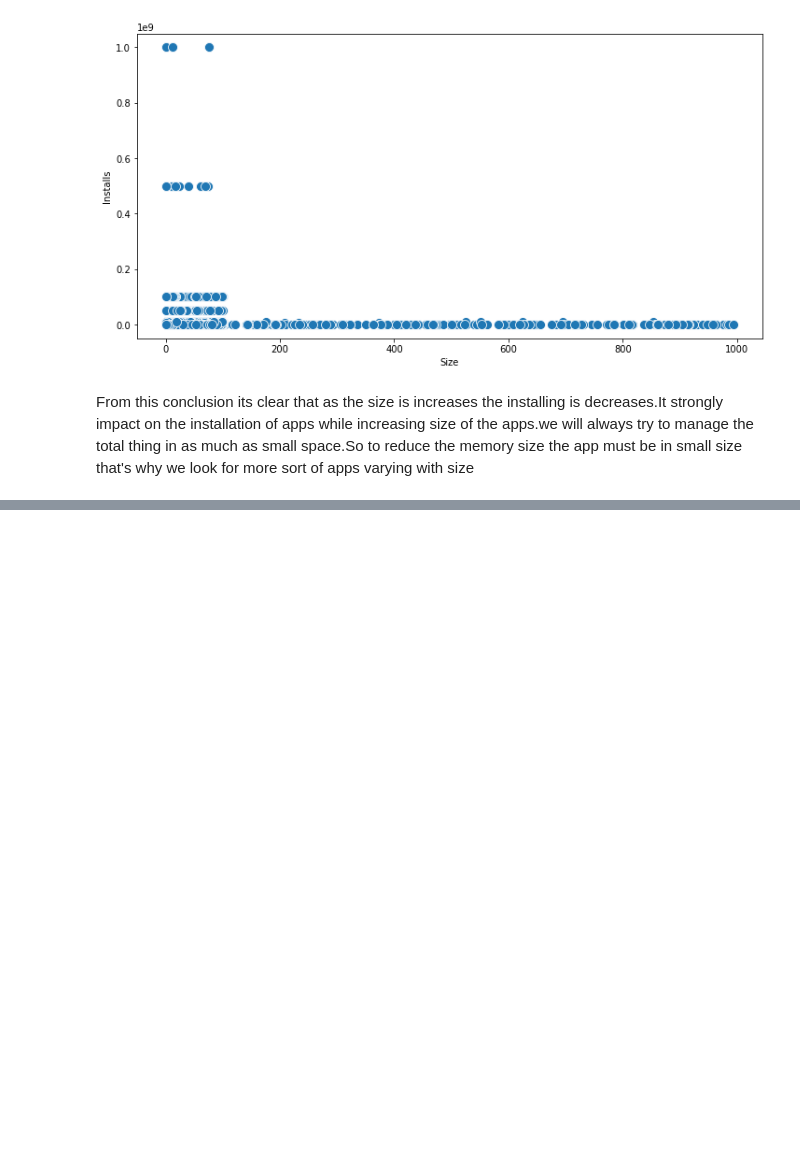
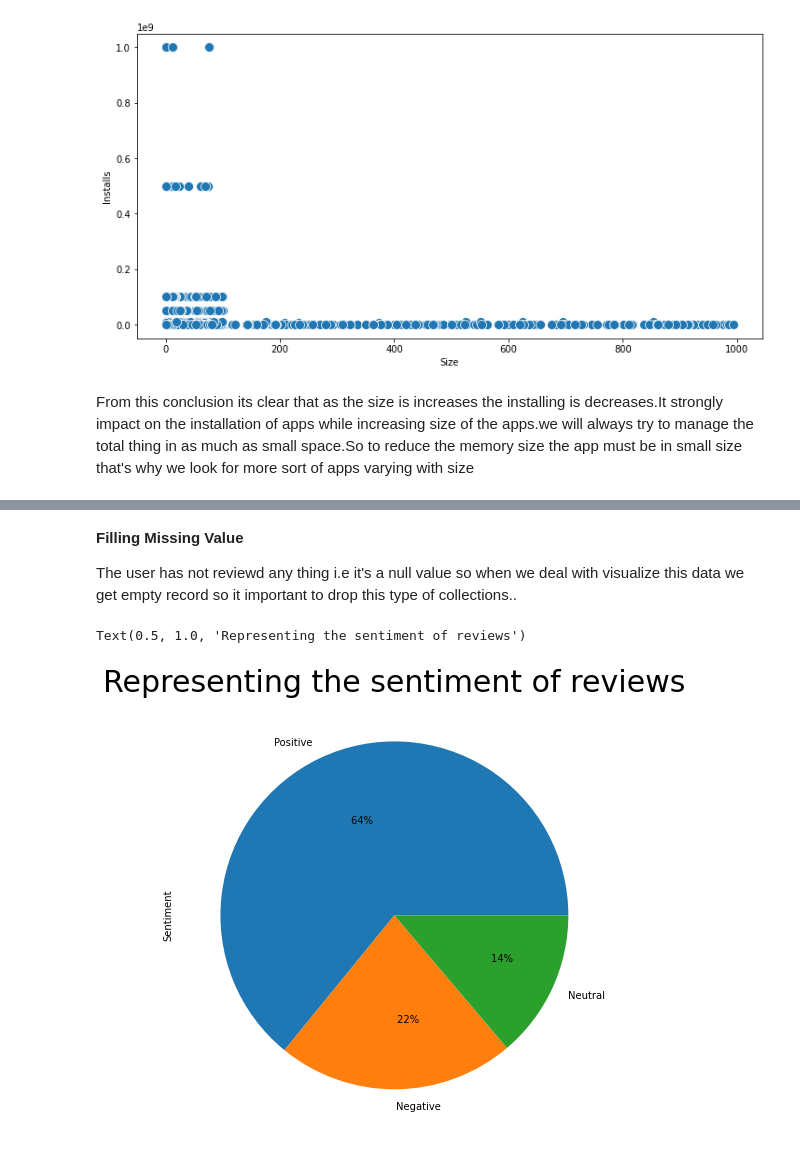
Before and after one commit to Rushabhtikale92/Play-store-app-review-analysis, a Jupyter notebook: Play_Store_App_Review_Analysis_Capstone_Project_by_Rushabh_Tikale.ipynb, the cells around one changed output, grey strips where cells are left out. Drawn from its saved outputs; the diff is of its cells as text; code cells hidden in the pictures; blank space fills up the shorter version.

```diff
--- a/Play_Store_App_Review_Analysis_Capstone_Project_by_Rushabh_Tikale.ipynb
+++ b/Play_Store_App_Review_Analysis_Capstone_Project_by_Rushabh_Tikale.ipynb
@@ -393,0 +446,2 @@ From this conclusion its clear that as the size is increases the installing is d
+# %%
+data = pd.read_csv('/content/drive/MyDrive/Colab Notebooks/User Reviews.csv')
@@ -393,0 +459,17 @@ From this conclusion its clear that as the size is increases the installing is d
+# %% [markdown]
+**Filling Missing Value**
+
+   The user has not reviewd any thing i.e it's a null value so when we deal with visualize this data we get empty record so it important to drop this type of collections..
+# %%
+# Replace NaN with zero:
+data.drop(data[data['Sentiment'] == 0 ].index , inplace=True)
+# %%
+# Explore sentiment of reviews:
+Sentiment_of_reviews = data["Sentiment"].value_counts()
+plt.rcParams['figure.figsize'] = (14,8)
+Sentiment_of_reviews.plot(kind='pie', y='points', autopct='%10.0f%%')
+colors = ['green', 'pink', 'steelblue']
+plt.title('Representing the sentiment of reviews',fontsize=30)
+# %% [output]
+Text(0.5, 1.0, 'Representing the sentiment of reviews')
+[figure, added]
```
Also changed, not shown: parts of 15 cells of this notebook.
